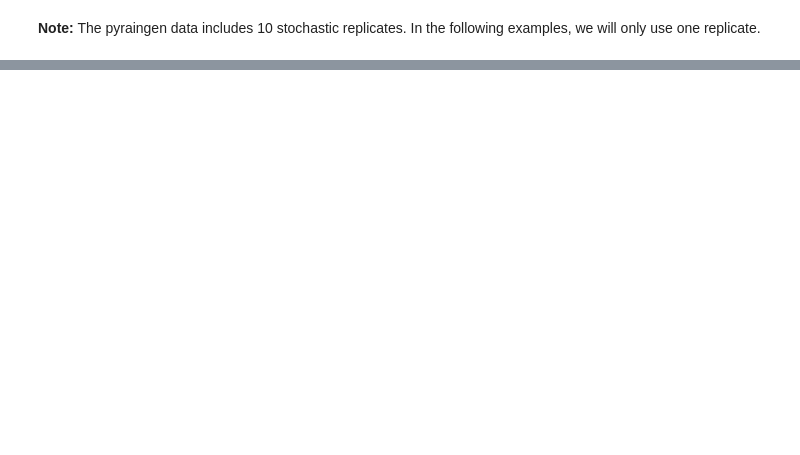
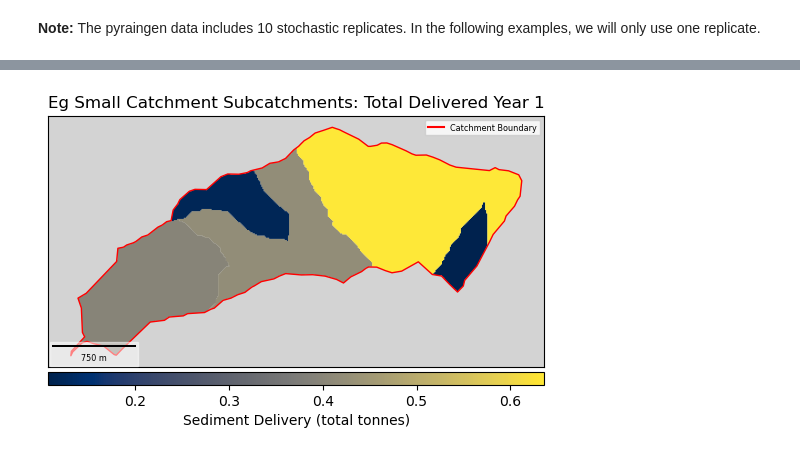
Before and after one commit to mosaic-insights/WaterRA_Bushfire_Modeling, a Jupyter notebook: examples/Simulation.ipynb, the cells around one changed output, grey strips where cells are left out. Drawn from its saved outputs; the diff is of its cells as text; code cells hidden in the pictures; blank space fills up the shorter version.

```diff
--- a/examples/Simulation.ipynb
+++ b/examples/Simulation.ipynb
@@ -96,0 +241,5 @@ proj.plot_catchment_raster('Results', 'erosion_y1')
+# %%
+# Totals delivered from each subcatchment:
+proj.plot_subcatchments(catchment=catchment_name, colour_col='delivered_y1_sum')
+# %% [output]
+[figure, added]
```
Also changed, not shown: parts of 41 cells of this notebook.
